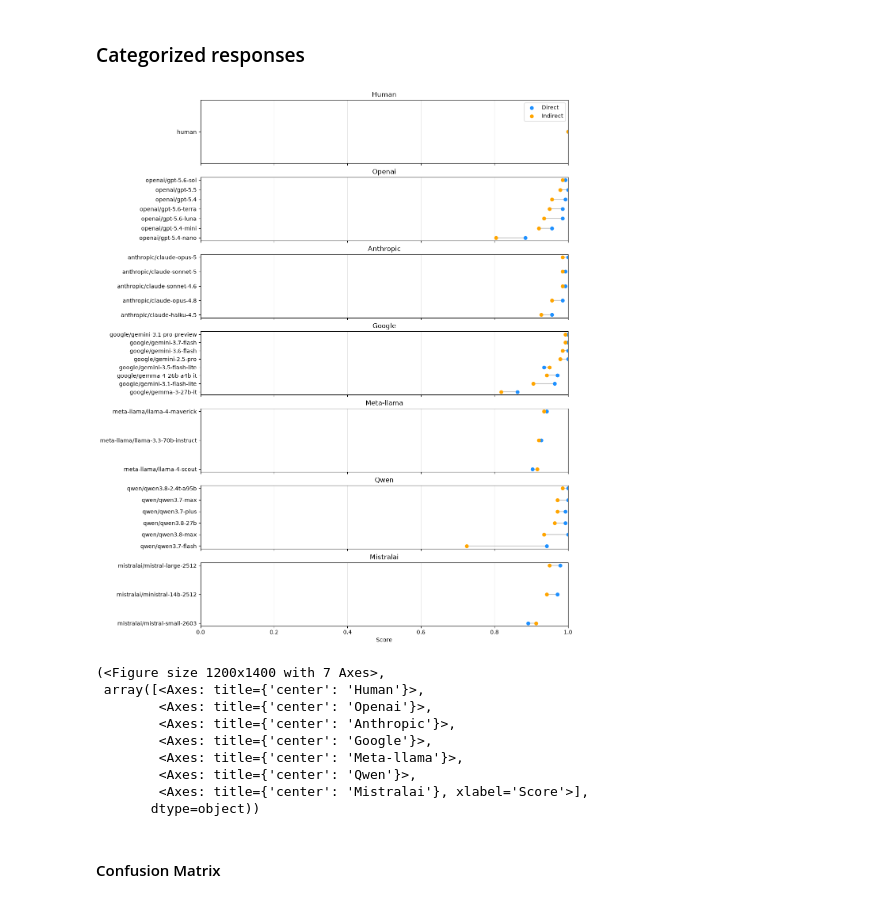
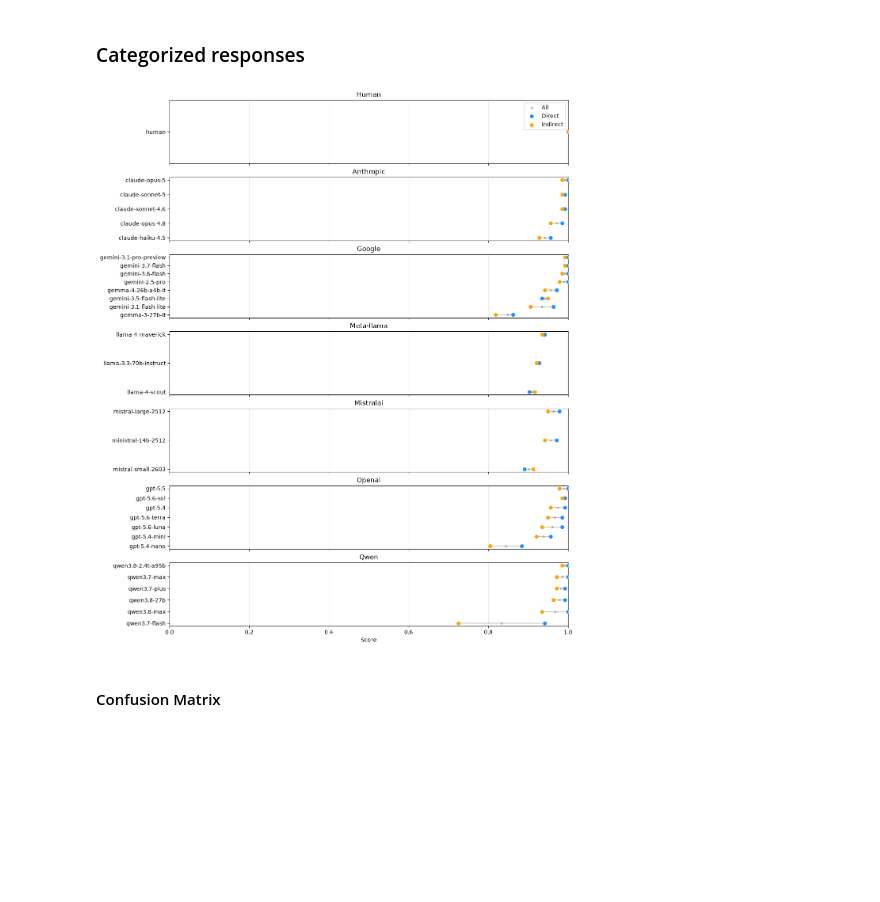
Before and after one commit to isabellaboux/isa-llm, a Jupyter notebook: analyze_data.ipynb, the cells around one changed output. Saved outputs shown, nothing was run; the diff lists cells and outputs as text; code cells hidden in the pictures; blank space fills up the shorter version.

```diff
--- a/analyze_data.ipynb
+++ b/analyze_data.ipynb
@@ -507,25 +110,18 @@ run_anova(df_long, dv="CER_mean", models=MODELS)
 # %% [markdown]
 ### Categorized responses
 # %%
-ACC_ExC = descriptive_values(df_long, dv='accuracy', ivs=["evaluator", "CONDITION"])
-ACC_ExCxR = descriptive_values(df_long, dv='accuracy', ivs=["evaluator", "CONDITION", "response"])
-ACC_ExCxRxS = descriptive_values(df_long, dv='accuracy', ivs=["evaluator", "CONDITION", "response", "SET"])
+ACC_E = descriptive_values(df_long, dv='accuracy', ivs=["evaluator", "evaluator_provider", "evaluator_name", "evaluator_type"])
+ACC_ExC = descriptive_values(df_long, dv='accuracy', ivs=["evaluator", "evaluator_provider", "evaluator_name", "evaluator_type", "CONDITION"])
+ACC_ExCxR = descriptive_values(df_long, dv='accuracy', ivs=["evaluator", "evaluator_provider", "evaluator_name", "evaluator_type", "CONDITION", "response"])
+ACC_ExCxRxS = descriptive_values(df_long, dv='accuracy', ivs=["evaluator", "evaluator_provider", "evaluator_name", "evaluator_type", "CONDITION", "response", "SET"])
 # %%
 # descriptive_plots(df_long, "accuracy", ["evaluator", "CONDITION", None, None], dv_min=0, dv_max=1)
 # descriptive_plots(df_long, "accuracy", ["evaluator", "CONDITION", "reference", None], dv_min=0, dv_max=1)
 # descriptive_plots(df_long, "accuracy", ["evaluator", "CONDITION", "reference", "SET"], dv_min=0, dv_max=1)
-lollipop_plot(ACC_ExC, "ACC")
+acc, _ , _ = lollipop_plot(ACC_ExC, ACC_E, "ACC")
+rank(acc, "all", "accuracy")
 # %% [output]
-[figure, old version]
+[figure, new version]
-(<Figure size 1200x1400 with 7 Axes>,
- array([<Axes: title={'center': 'Human'}>,
-        <Axes: title={'center': 'Openai'}>,
-        <Axes: title={'center': 'Anthropic'}>,
-        <Axes: title={'center': 'Google'}>,
-        <Axes: title={'center': 'Meta-llama'}>,
-        <Axes: title={'center': 'Qwen'}>,
-        <Axes: title={'center': 'Mistralai'}, xlabel='Score'>],
-       dtype=object))
 # %% [markdown]
 #### Confusion Matrix
 # %%
```
Also changed, not shown: parts of 8 cells of this notebook, 51 other files.
